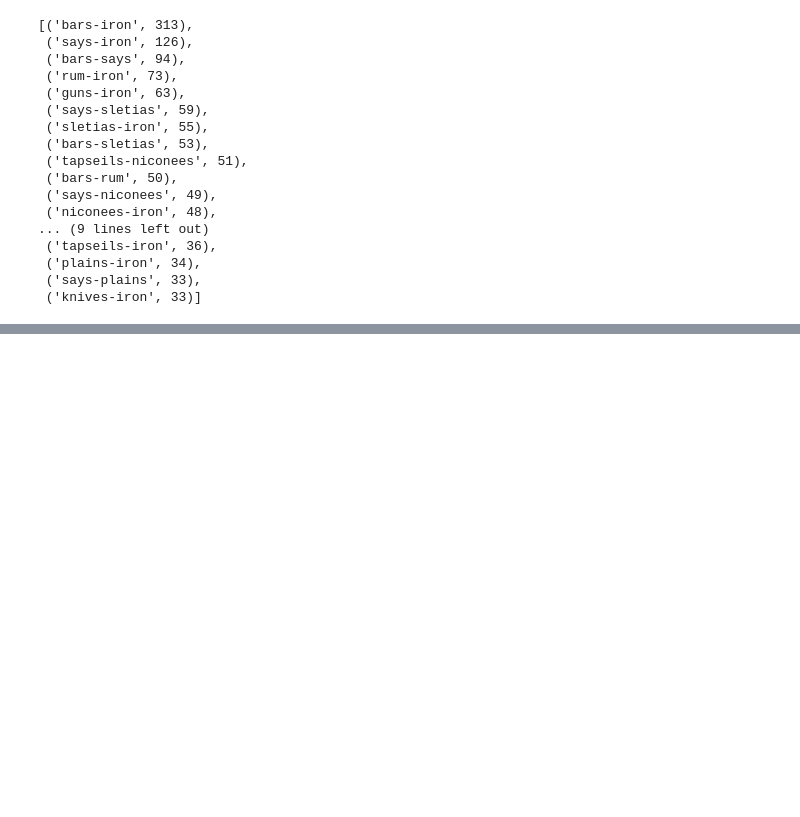
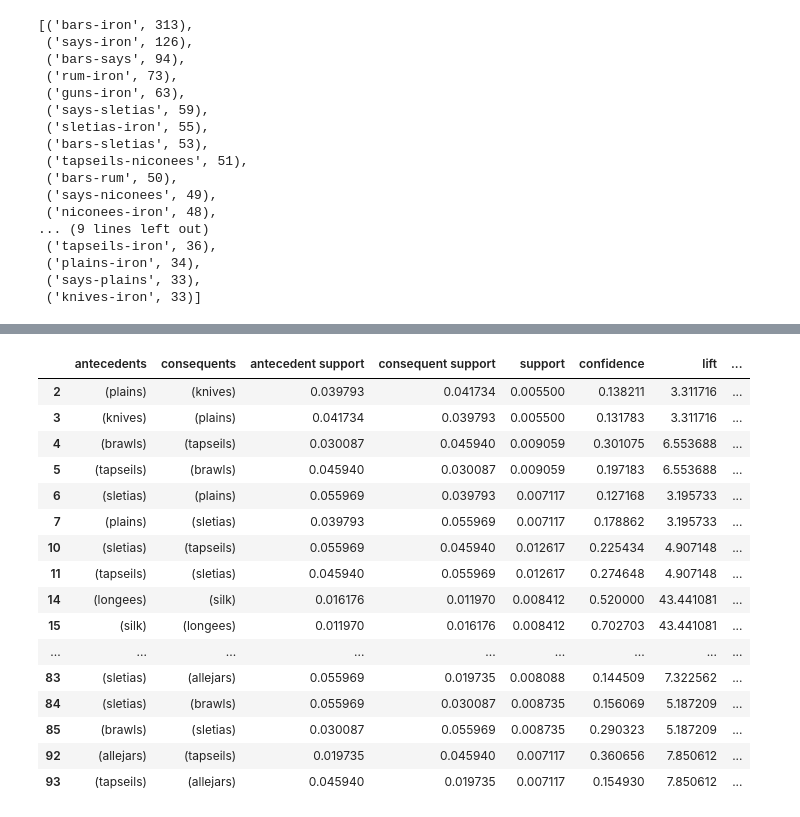
Before and after one commit to xueharry/RAC, a Jupyter notebook: Cooccurrence-Analysis.ipynb, the cells around one changed output, grey strips where cells are left out. Saved outputs shown, nothing was run; the diff lists cells and outputs as text; code cells hidden in the pictures; blank space fills up the shorter version.

```diff
--- a/Cooccurrence-Analysis.ipynb
+++ b/Cooccurrence-Analysis.ipynb
@@ -89,0 +144,20 @@ sorted(pair_freq.items(), key=operator.itemgetter(1), reverse=True)[:25]
+# %%
+rules[ (rules['lift'] > 3)]
+# %% [output]
+|  | antecedents | consequents | antecedent support | consequent support | support | confidence | lift | ... |
+| 2 | (plains) | (knives) | 0.039793 | 0.041734 | 0.005500 | 0.138211 | 3.311716 | ... |
+| 3 | (knives) | (plains) | 0.041734 | 0.039793 | 0.005500 | 0.131783 | 3.311716 | ... |
+| 4 | (brawls) | (tapseils) | 0.030087 | 0.045940 | 0.009059 | 0.301075 | 6.553688 | ... |
+| 5 | (tapseils) | (brawls) | 0.045940 | 0.030087 | 0.009059 | 0.197183 | 6.553688 | ... |
+| 6 | (sletias) | (plains) | 0.055969 | 0.039793 | 0.007117 | 0.127168 | 3.195733 | ... |
+| 7 | (plains) | (sletias) | 0.039793 | 0.055969 | 0.007117 | 0.178862 | 3.195733 | ... |
+| 10 | (sletias) | (tapseils) | 0.055969 | 0.045940 | 0.012617 | 0.225434 | 4.907148 | ... |
+| 11 | (tapseils) | (sletias) | 0.045940 | 0.055969 | 0.012617 | 0.274648 | 4.907148 | ... |
+| 14 | (longees) | (silk) | 0.016176 | 0.011970 | 0.008412 | 0.520000 | 43.441081 | ... |
+| 15 | (silk) | (longees) | 0.011970 | 0.016176 | 0.008412 | 0.702703 | 43.441081 | ... |
+| ... | ... | ... | ... | ... | ... | ... | ... | ... |
+| 83 | (sletias) | (allejars) | 0.055969 | 0.019735 | 0.008088 | 0.144509 | 7.322562 | ... |
+| 84 | (sletias) | (brawls) | 0.055969 | 0.030087 | 0.008735 | 0.156069 | 5.187209 | ... |
+| 85 | (brawls) | (sletias) | 0.030087 | 0.055969 | 0.008735 | 0.290323 | 5.187209 | ... |
+| 92 | (allejars) | (tapseils) | 0.019735 | 0.045940 | 0.007117 | 0.360656 | 7.850612 | ... |
+| 93 | (tapseils) | (allejars) | 0.045940 | 0.019735 | 0.007117 | 0.154930 | 7.850612 | ... |
```
Also changed, not shown: parts of 9 cells of this notebook, 3 other files.
